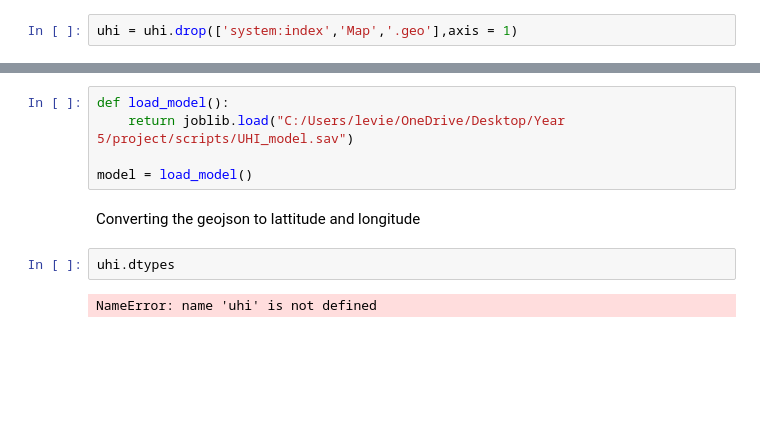
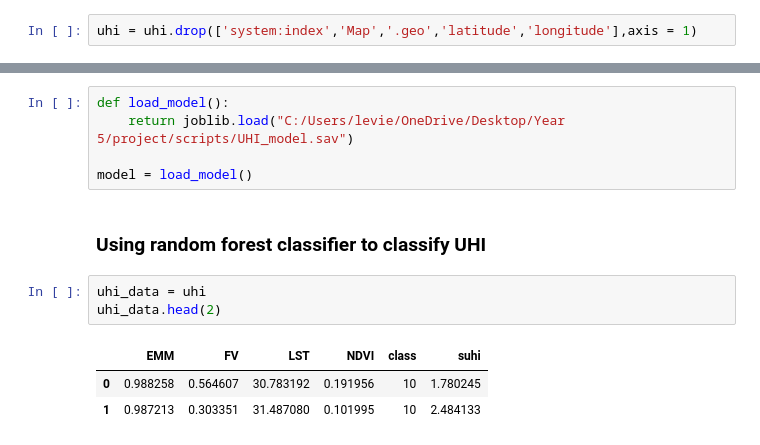
Before and after one commit to Levice085/Year5project, a Jupyter notebook: UHI_prediction.ipynb, the cells around one changed output, grey strips where cells are left out. Drawn from its saved outputs; the diff is of its cells as text; blank space fills up the shorter version.

```diff
--- a/UHI_prediction.ipynb
+++ b/UHI_prediction.ipynb
@@ -41,7 +47,7 @@ suhi            float64
 .geo             object
 dtype: object
 # %%
-uhi = uhi.drop(['system:index','Map','.geo'],axis = 1)
+uhi = uhi.drop(['system:index','Map','.geo','latitude','longitude'],axis = 1)
 # %%
 #Training features for SUHI
 independent_features = uhi.drop(['suhi'],axis=1)
@@ -109,9 +115,12 @@ def load_model():
     return joblib.load("C:/Users/levie/OneDrive/Desktop/Year 5/project/scripts/UHI_model.sav")
 
 model = load_model()
-# %% [markdown]
-Converting the geojson to lattitude and longitude
-# %%
-uhi.dtypes
-# %% [output]
-NameError: name 'uhi' is not defined
+# %% [markdown]
+### Using random forest classifier to classify UHI
+# %%
+uhi_data = uhi
+uhi_data.head(2)
+# %% [output]
+|  | EMM | FV | LST | NDVI | class | suhi |
+| 0 | 0.988258 | 0.564607 | 30.783192 | 0.191956 | 10 | 1.780245 |
+| 1 | 0.987213 | 0.303351 | 31.487080 | 0.101995 | 10 | 2.484133 |
```
Also changed, not shown: parts of 17 cells of this notebook, 1 other file.
